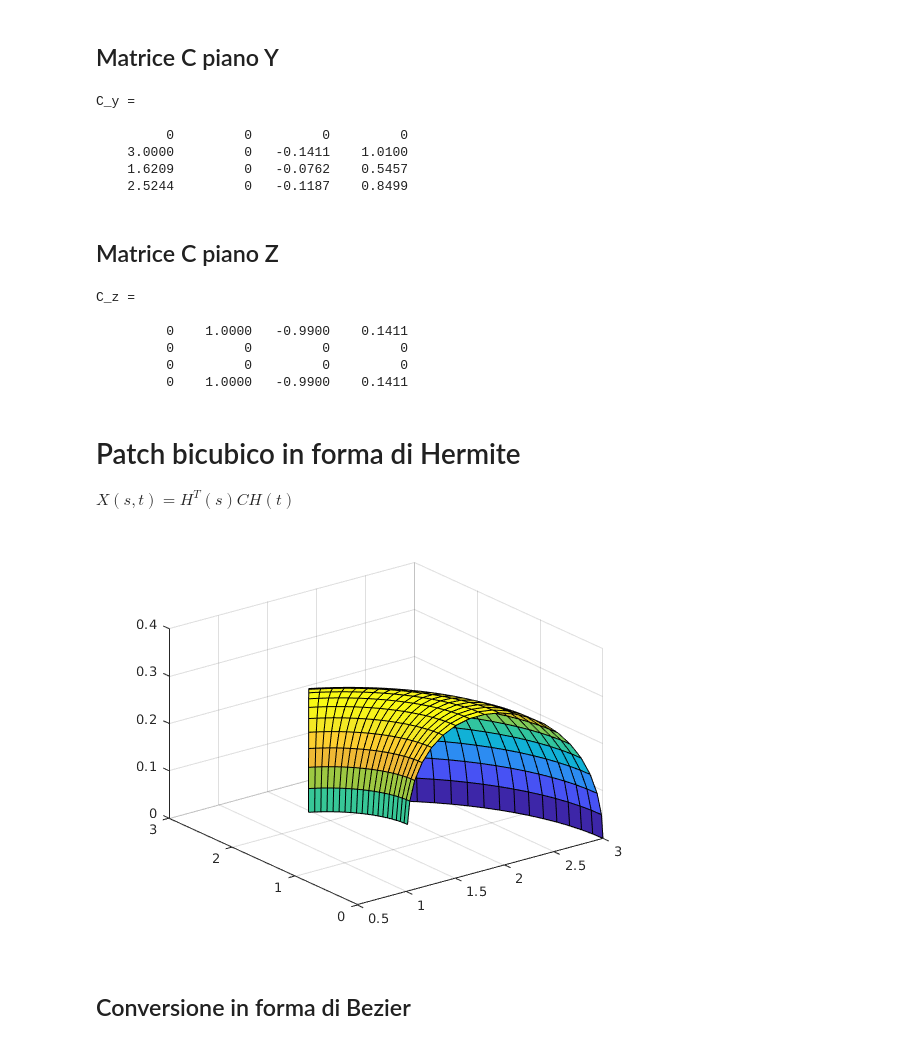
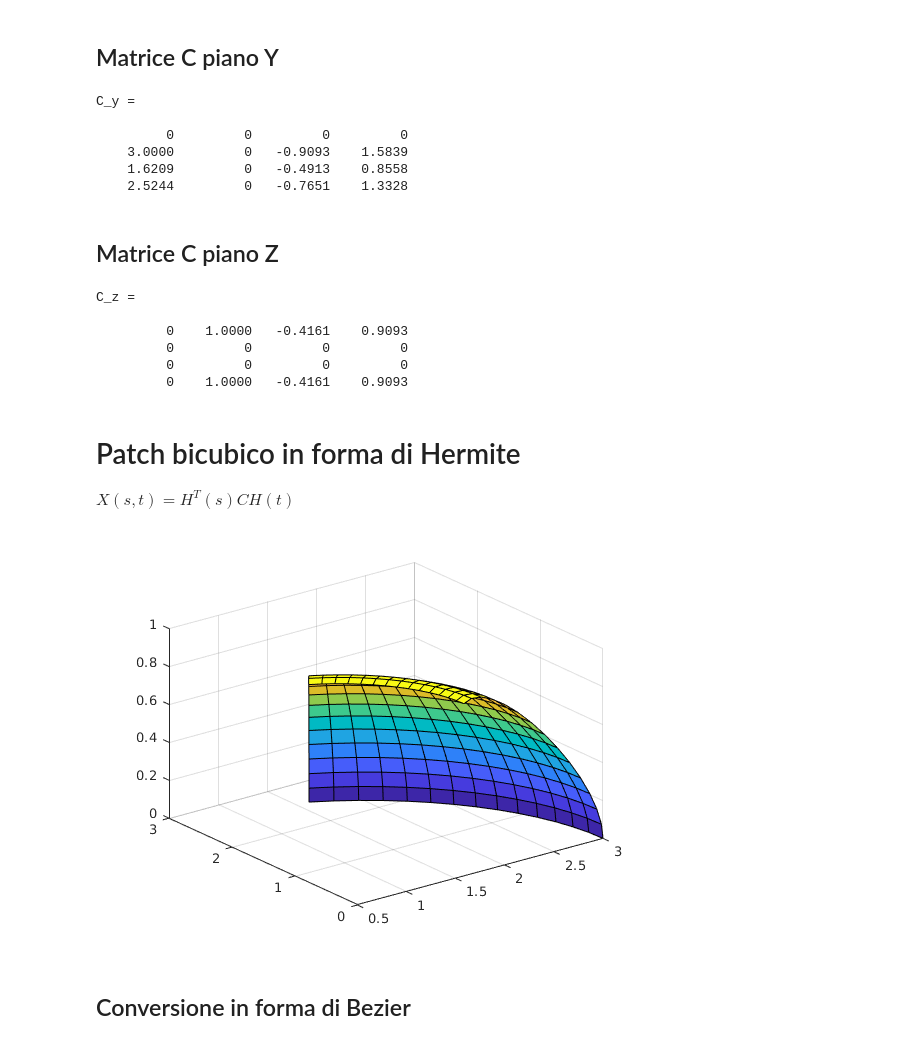
Before and after one commit to mameli/cagd, a Jupyter notebook: Hermite.ipynb, the cells around one changed output. Drawn from its saved outputs; the diff is of its cells as text; code cells hidden in the pictures.

```diff
--- a/Hermite.ipynb
+++ b/Hermite.ipynb
@@ -5,7 +5,7 @@ Per prima cosa si definisce una figura per ricavare la matrice dei corner e dell
 # %%
 s_a = 0; s_b = 1;
 s = linspace(s_a, s_b, 20);
-t_a = 0; t_b = 3;
+t_a = 0; t_b = 2;
 t = linspace(t_a, t_b, 20);
 [ss, tt] = meshgrid(s, t);
 x = (2 + cos(tt)).*cos(ss);
@@ -89,8 +85,6 @@ C_x(4,4) = f_x(s_b, t_b);
 C_x(4,3) = df_xt(s_b, t_b);
 C_x(3,4) = df_xs(s_b, t_b);
 C_x(3,3) = df_xst(s_b, t_b)
-
-C_x = sym(C_x)
 # %% [output]
 C_x =
 
@@ -114,9 +100,9 @@ C_y = zeros(4,4);C_y(1,1) = f_y(s_a, t_a);C_y(1,2) = df_yt(s_a, t_a);C_y(2,1) =
 C_y =
 
          0         0         0         0
-    3.0000         0   -0.1411    1.0100
-    1.6209         0   -0.0762    0.5457
-    2.5244         0   -0.1187    0.8499
+    3.0000         0   -0.9093    1.5839
+    1.6209         0   -0.4913    0.8558
+    2.5244         0   -0.7651    1.3328
 # %% [markdown]
 ## Matrice C piano Z
 # %%
@@ -124,10 +110,10 @@ C_z = zeros(4,4);C_z(1,1) = f_z(s_a, t_a);C_z(1,2) = df_zt(s_a, t_a);C_z(2,1) =
 # %% [output]
 C_z =
 
-         0    1.0000   -0.9900    0.1411
+         0    1.0000   -0.4161    0.9093
          0         0         0         0
          0         0         0         0
-         0    1.0000   -0.9900    0.1411
+         0    1.0000   -0.4161    0.9093
 # %% [markdown]
 # Patch bicubico in forma di Hermite
 
@@ -135,43 +121,42 @@ $ X(s,t) = H^T(s)CH(t)$
 # %%
 syms H_0_t(t) H_1_t(t) H_2_t(t) H_3_t(t) H_0_s(s) H_1_s(s) H_2_s(s) H_3_s(s)
 
-H_0_t(t) = 1 - 3.*t.^2 + 2.*t.^3;
+H_0_t(t) = 1 - 3*t.^2 + 2.*t.^3;
 H_1_t(t) = t - 2*t.^2 + t.^3;
 H_2_t(t) = t.^3 - t.^2;
 H_3_t(t) = 3*t.^2 - 2*t.^3;
 
 H_0_s(s) = 1 - 3*s.^2 + 2*s.^3;
 H_1_s(s) = s - 2*s.^2 + s.^3;
 H_2_s(s) = s.^3 - s.^2;
 H_3_s(s) = 3*s.^2 - 2*s.^3;
 
 H_t = [H_0_t(t); H_1_t(t); H_2_t(t); H_3_t(t)];
 H_s = [H_0_s(s); H_1_s(s); H_2_s(s); H_3_s(s)];
 
 X_st = symfun((H_s.') * C_x * H_t, [s,t]);
 Y_st = symfun((H_s.') * C_y * H_t, [s,t]);
 Z_st = symfun((H_s.') * C_z * H_t, [s,t]);
 
-prec = 20;
+prec = 15;
 X = zeros(prec, prec);
 Y = zeros(prec, prec);
 Z = zeros(prec, prec);
 
 u = linspace(0, 1, prec);
 v = linspace(0, 1, prec);
 
 for i = 1:prec
     for j = 1:prec
-        s = u(i); t = v(j);
         X(i,j) = X_st(u(i), v(j));
         Y(i,j) = Y_st(u(i), v(j));
         Z(i,j) = Z_st(u(i), v(j));
     end
 end
 
 surf(X,Y,Z);
 # %% [output]
-[figure, old version]
+[figure, new version]
 # %% [markdown]
 ## Conversione in forma di Bezier
 # %%
```
Also changed, not shown: parts of 12 cells of this notebook, 1 other file.
